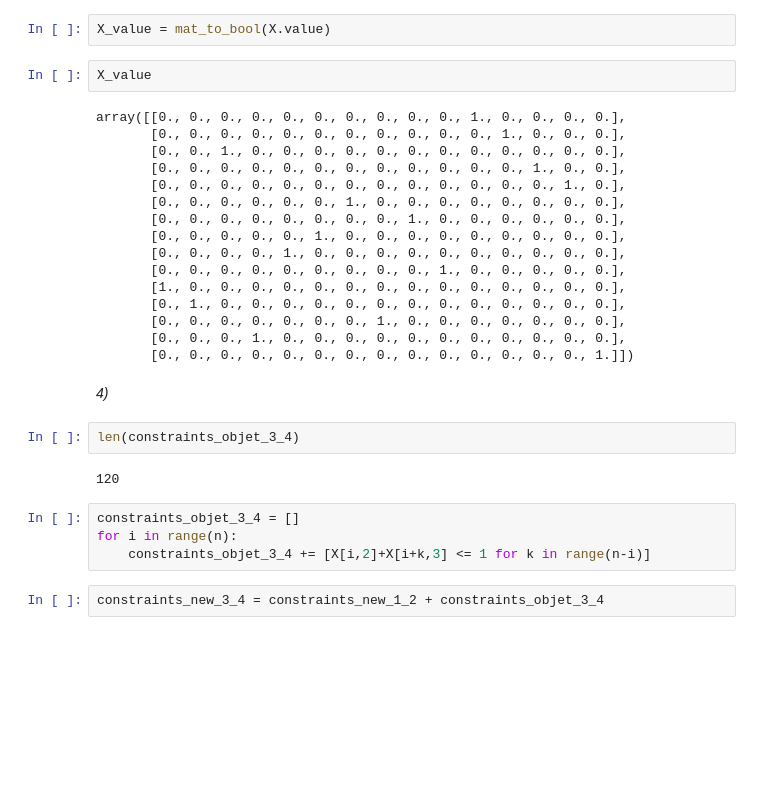
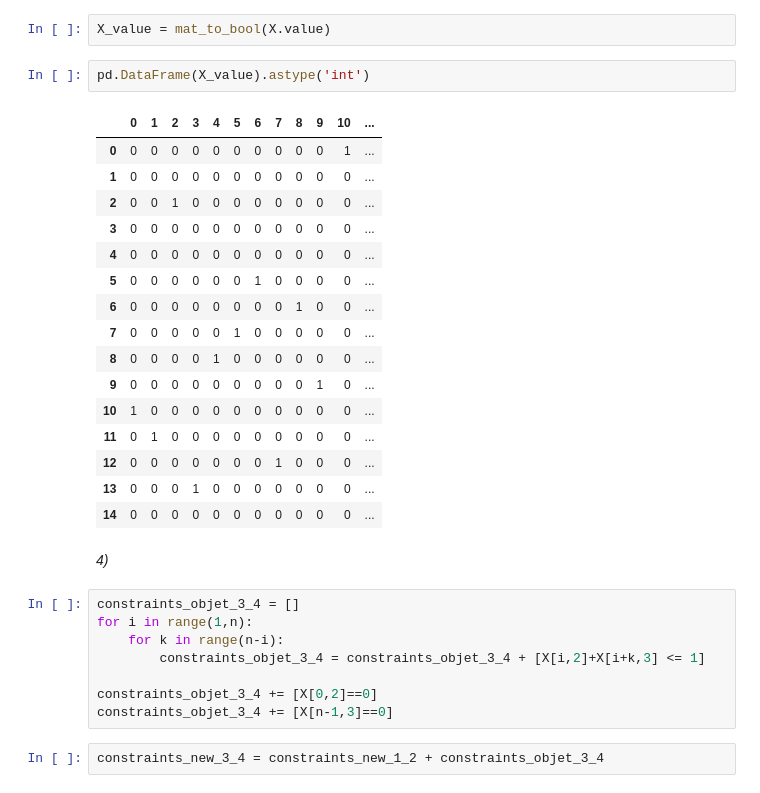
Before and after one commit to shahineb/archives1819, a Jupyter notebook: tp2_3/tp2&3.ipynb, the cells around one changed output. Drawn from its saved outputs; the diff is of its cells as text; blank space fills up the shorter version.

```diff
--- a/tp2_3/tp2&3.ipynb
+++ b/tp2_3/tp2&3.ipynb
@@ -103,34 +107,35 @@ objet_casier_pb.solve(solver=cvxpy.ECOS_BB)
 15.565123298218948
 # %%
 X_value = mat_to_bool(X.value)
-# %%
-X_value
-# %% [output]
-array([[0., 0., 0., 0., 0., 0., 0., 0., 0., 0., 1., 0., 0., 0., 0.],
-       [0., 0., 0., 0., 0., 0., 0., 0., 0., 0., 0., 1., 0., 0., 0.],
-       [0., 0., 1., 0., 0., 0., 0., 0., 0., 0., 0., 0., 0., 0., 0.],
-       [0., 0., 0., 0., 0., 0., 0., 0., 0., 0., 0., 0., 1., 0., 0.],
-       [0., 0., 0., 0., 0., 0., 0., 0., 0., 0., 0., 0., 0., 1., 0.],
-       [0., 0., 0., 0., 0., 0., 1., 0., 0., 0., 0., 0., 0., 0., 0.],
-       [0., 0., 0., 0., 0., 0., 0., 0., 1., 0., 0., 0., 0., 0., 0.],
-       [0., 0., 0., 0., 0., 1., 0., 0., 0., 0., 0., 0., 0., 0., 0.],
-       [0., 0., 0., 0., 1., 0., 0., 0., 0., 0., 0., 0., 0., 0., 0.],
-       [0., 0., 0., 0., 0., 0., 0., 0., 0., 1., 0., 0., 0., 0., 0.],
-       [1., 0., 0., 0., 0., 0., 0., 0., 0., 0., 0., 0., 0., 0., 0.],
-       [0., 1., 0., 0., 0., 0., 0., 0., 0., 0., 0., 0., 0., 0., 0.],
-       [0., 0., 0., 0., 0., 0., 0., 1., 0., 0., 0., 0., 0., 0., 0.],
-       [0., 0., 0., 1., 0., 0., 0., 0., 0., 0., 0., 0., 0., 0., 0.],
-       [0., 0., 0., 0., 0., 0., 0., 0., 0., 0., 0., 0., 0., 0., 1.]])
+# %%
+pd.DataFrame(X_value).astype('int')
+# %% [output]
+|  | 0 | 1 | 2 | 3 | 4 | 5 | 6 | 7 | 8 | 9 | 10 | ... |
+| 0 | 0 | 0 | 0 | 0 | 0 | 0 | 0 | 0 | 0 | 0 | 1 | ... |
+| 1 | 0 | 0 | 0 | 0 | 0 | 0 | 0 | 0 | 0 | 0 | 0 | ... |
+| 2 | 0 | 0 | 1 | 0 | 0 | 0 | 0 | 0 | 0 | 0 | 0 | ... |
+| 3 | 0 | 0 | 0 | 0 | 0 | 0 | 0 | 0 | 0 | 0 | 0 | ... |
+| 4 | 0 | 0 | 0 | 0 | 0 | 0 | 0 | 0 | 0 | 0 | 0 | ... |
+| 5 | 0 | 0 | 0 | 0 | 0 | 0 | 1 | 0 | 0 | 0 | 0 | ... |
+| 6 | 0 | 0 | 0 | 0 | 0 | 0 | 0 | 0 | 1 | 0 | 0 | ... |
+| 7 | 0 | 0 | 0 | 0 | 0 | 1 | 0 | 0 | 0 | 0 | 0 | ... |
+| 8 | 0 | 0 | 0 | 0 | 1 | 0 | 0 | 0 | 0 | 0 | 0 | ... |
+| 9 | 0 | 0 | 0 | 0 | 0 | 0 | 0 | 0 | 0 | 1 | 0 | ... |
+| 10 | 1 | 0 | 0 | 0 | 0 | 0 | 0 | 0 | 0 | 0 | 0 | ... |
+| 11 | 0 | 1 | 0 | 0 | 0 | 0 | 0 | 0 | 0 | 0 | 0 | ... |
+| 12 | 0 | 0 | 0 | 0 | 0 | 0 | 0 | 1 | 0 | 0 | 0 | ... |
+| 13 | 0 | 0 | 0 | 1 | 0 | 0 | 0 | 0 | 0 | 0 | 0 | ... |
+| 14 | 0 | 0 | 0 | 0 | 0 | 0 | 0 | 0 | 0 | 0 | 0 | ... |
 # %% [markdown]
 _4)_
-# %%
-len(constraints_objet_3_4)
-# %% [output]
-120
 # %%
 constraints_objet_3_4 = []
-for i in range(n):
-    constraints_objet_3_4 += [X[i,2]+X[i+k,3] <= 1 for k in range(n-i)]
+for i in range(1,n):
+    for k in range(n-i):
+        constraints_objet_3_4 = constraints_objet_3_4 + [X[i,2]+X[i+k,3] <= 1]
+
+constraints_objet_3_4 += [X[0,2]==0]
+constraints_objet_3_4 += [X[n-1,3]==0]
 # %%
 constraints_new_3_4 = constraints_new_1_2 + constraints_objet_3_4
 # %%
```
Also changed, not shown: parts of 18 cells of this notebook, 1 other file.
